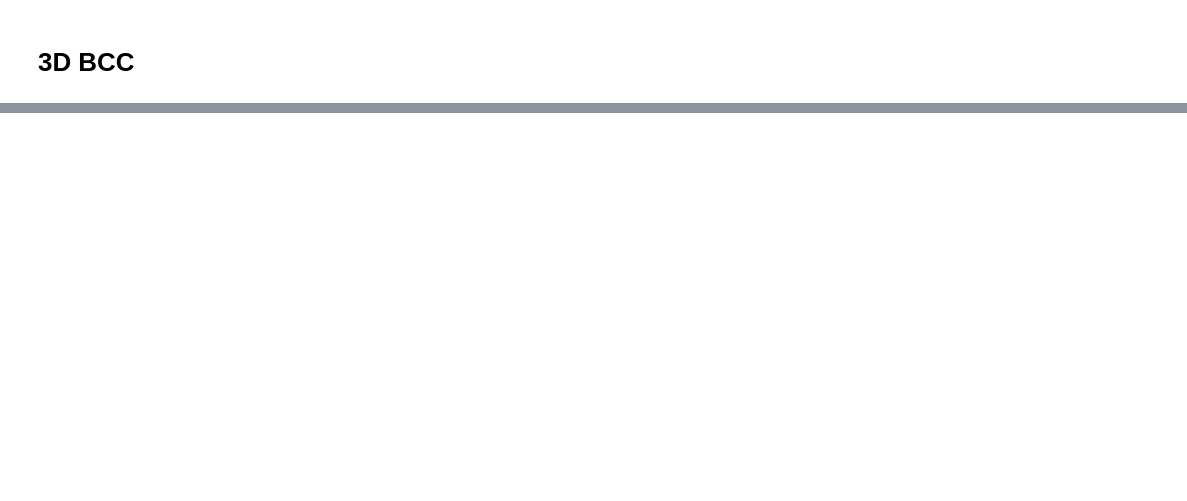
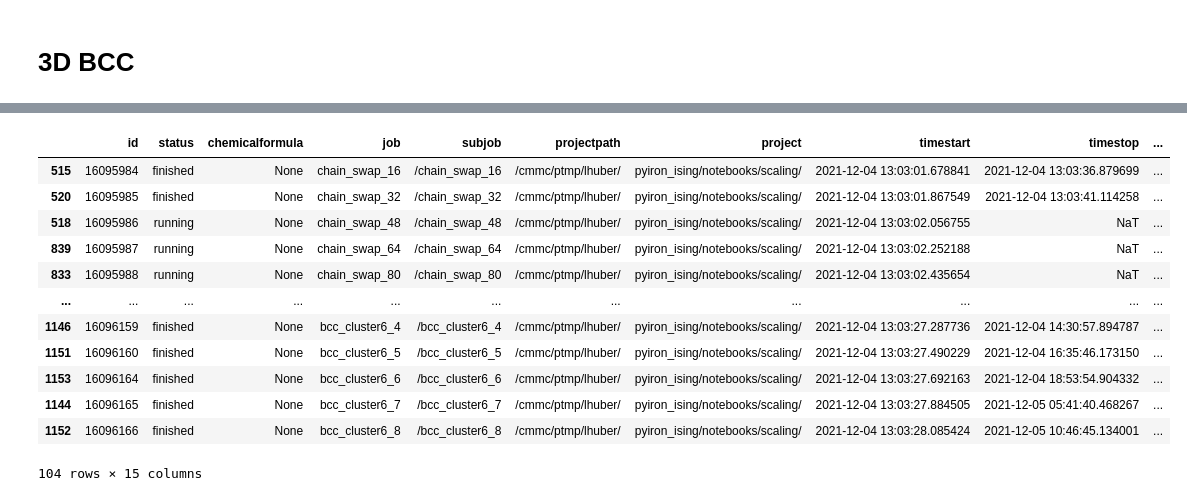
Before and after one commit to liamhuber/pyiron_ising, a Jupyter notebook: notebooks/scaling.ipynb, the cells around one changed output, grey strips where cells are left out. Cells and saved outputs as stored; diff of their text form; code cells hidden in the pictures; blank space fills up the shorter version.

Commit message:
Notebook and figs

```diff
--- a/notebooks/scaling.ipynb
+++ b/notebooks/scaling.ipynb
@@ -434,0 +563,16 @@ if PLOT:
+# %%
+pr.job_table()[pr.job_table().hamilton.values == 'ParallelIsing']
+# %% [output]
+|  | id | status | chemicalformula | job | subjob | projectpath | project | timestart | timestop | ... |
+| 515 | 16095984 | finished | None | chain_swap_16 | /chain_swap_16 | /cmmc/ptmp/lhuber/ | pyiron_ising/notebooks/scaling/ | 2021-12-04 13:03:01.678841 | 2021-12-04 13:03:36.879699 | ... |
+| 520 | 16095985 | finished | None | chain_swap_32 | /chain_swap_32 | /cmmc/ptmp/lhuber/ | pyiron_ising/notebooks/scaling/ | 2021-12-04 13:03:01.867549 | 2021-12-04 13:03:41.114258 | ... |
+| 518 | 16095986 | running | None | chain_swap_48 | /chain_swap_48 | /cmmc/ptmp/lhuber/ | pyiron_ising/notebooks/scaling/ | 2021-12-04 13:03:02.056755 | NaT | ... |
+| 839 | 16095987 | running | None | chain_swap_64 | /chain_swap_64 | /cmmc/ptmp/lhuber/ | pyiron_ising/notebooks/scaling/ | 2021-12-04 13:03:02.252188 | NaT | ... |
+| 833 | 16095988 | running | None | chain_swap_80 | /chain_swap_80 | /cmmc/ptmp/lhuber/ | pyiron_ising/notebooks/scaling/ | 2021-12-04 13:03:02.435654 | NaT | ... |
+| ... | ... | ... | ... | ... | ... | ... | ... | ... | ... | ... |
+| 1146 | 16096159 | finished | None | bcc_cluster6_4 | /bcc_cluster6_4 | /cmmc/ptmp/lhuber/ | pyiron_ising/notebooks/scaling/ | 2021-12-04 13:03:27.287736 | 2021-12-04 14:30:57.894787 | ... |
+| 1151 | 16096160 | finished | None | bcc_cluster6_5 | /bcc_cluster6_5 | /cmmc/ptmp/lhuber/ | pyiron_ising/notebooks/scaling/ | 2021-12-04 13:03:27.490229 | 2021-12-04 16:35:46.173150 | ... |
+| 1153 | 16096164 | finished | None | bcc_cluster6_6 | /bcc_cluster6_6 | /cmmc/ptmp/lhuber/ | pyiron_ising/notebooks/scaling/ | 2021-12-04 13:03:27.692163 | 2021-12-04 18:53:54.904332 | ... |
+| 1144 | 16096165 | finished | None | bcc_cluster6_7 | /bcc_cluster6_7 | /cmmc/ptmp/lhuber/ | pyiron_ising/notebooks/scaling/ | 2021-12-04 13:03:27.884505 | 2021-12-05 05:41:40.468267 | ... |
+| 1152 | 16096166 | finished | None | bcc_cluster6_8 | /bcc_cluster6_8 | /cmmc/ptmp/lhuber/ | pyiron_ising/notebooks/scaling/ | 2021-12-04 13:03:28.085424 | 2021-12-05 10:46:45.134001 | ... |
+104 rows × 15 columns
```
Also changed, not shown: parts of 14 cells of this notebook, 7 other files.
